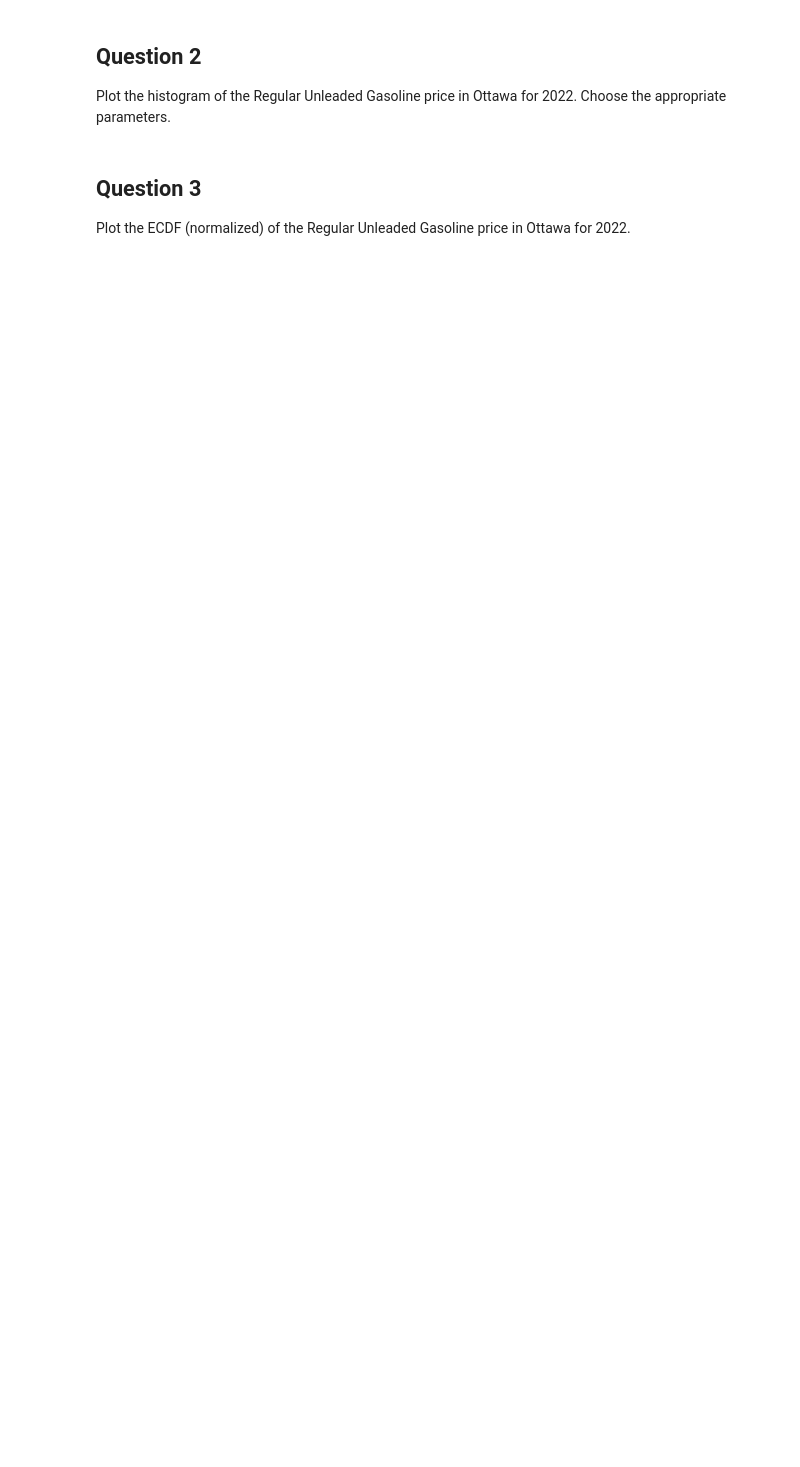
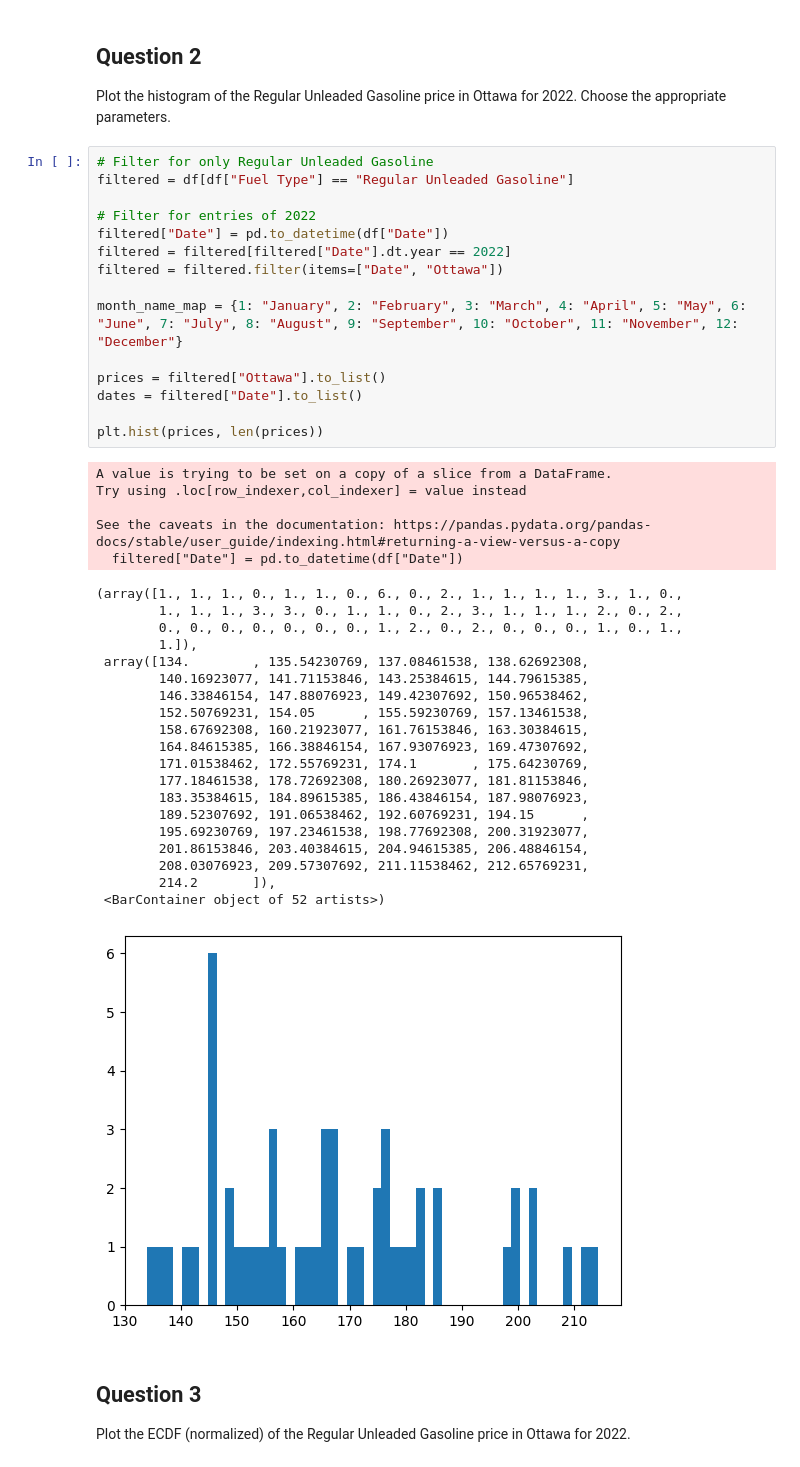
Before and after one commit to Ryan-JW-Kim/Year3Sem2, a Jupyter notebook: CP321/Assignment1/Assignment1.ipynb, the cells around one changed output. Saved outputs shown, nothing was run; the diff lists cells and outputs as text; blank space fills up the shorter version.

```diff
--- a/CP321/Assignment1/Assignment1.ipynb
+++ b/CP321/Assignment1/Assignment1.ipynb
@@ -18,6 +54,47 @@ Compare the mean Regular Unleaded Gasoline price among different cities in 2022.
 ## Question 2
 
 Plot the histogram of the Regular Unleaded Gasoline price in Ottawa for 2022. Choose the appropriate parameters.
+# %%
+# Filter for only Regular Unleaded Gasoline
+filtered = df[df["Fuel Type"] == "Regular Unleaded Gasoline"]
+
+# Filter for entries of 2022
+filtered["Date"] = pd.to_datetime(df["Date"])
+filtered = filtered[filtered["Date"].dt.year == 2022]
+filtered = filtered.filter(items=["Date", "Ottawa"])
+
+month_name_map = {1: "January", 2: "February", 3: "March", 4: "April", 5: "May", 6: "June", 7: "July", 8: "August", 9: "September", 10: "October", 11: "November", 12: "December"}
+
+prices = filtered["Ottawa"].to_list()
+dates = filtered["Date"].to_list()
+
+plt.hist(prices, len(prices))
+# %% [output]
+A value is trying to be set on a copy of a slice from a DataFrame.
+Try using .loc[row_indexer,col_indexer] = value instead
+
+See the caveats in the documentation: https://pandas.pydata.org/pandas-docs/stable/user_guide/indexing.html#returning-a-view-versus-a-copy
+  filtered["Date"] = pd.to_datetime(df["Date"])
+(array([1., 1., 1., 0., 1., 1., 0., 6., 0., 2., 1., 1., 1., 1., 3., 1., 0.,
+        1., 1., 1., 3., 3., 0., 1., 1., 0., 2., 3., 1., 1., 1., 2., 0., 2.,
+        0., 0., 0., 0., 0., 0., 0., 1., 2., 0., 2., 0., 0., 0., 1., 0., 1.,
+        1.]),
+ array([134.        , 135.54230769, 137.08461538, 138.62692308,
+        140.16923077, 141.71153846, 143.25384615, 144.79615385,
+        146.33846154, 147.88076923, 149.42307692, 150.96538462,
+        152.50769231, 154.05      , 155.59230769, 157.13461538,
+        158.67692308, 160.21923077, 161.76153846, 163.30384615,
+        164.84615385, 166.38846154, 167.93076923, 169.47307692,
+        171.01538462, 172.55769231, 174.1       , 175.64230769,
+        177.18461538, 178.72692308, 180.26923077, 181.81153846,
+        183.35384615, 184.89615385, 186.43846154, 187.98076923,
+        189.52307692, 191.06538462, 192.60769231, 194.15      ,
+        195.69230769, 197.23461538, 198.77692308, 200.31923077,
+        201.86153846, 203.40384615, 204.94615385, 206.48846154,
+        208.03076923, 209.57307692, 211.11538462, 212.65769231,
+        214.2       ]),
+ <BarContainer object of 52 artists>)
+[figure, added]
 # %% [markdown]
 ## Question 3
 
```
Also changed, not shown: parts of 1 cell of this notebook, 2 other files.
